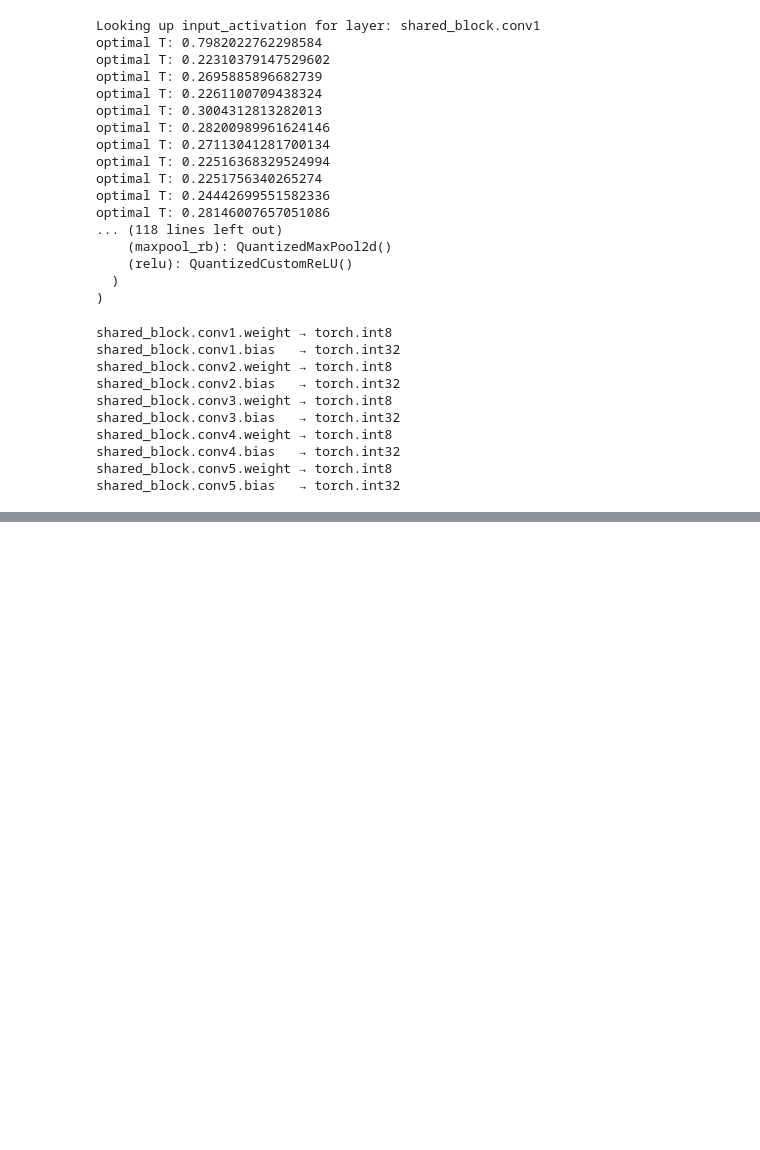
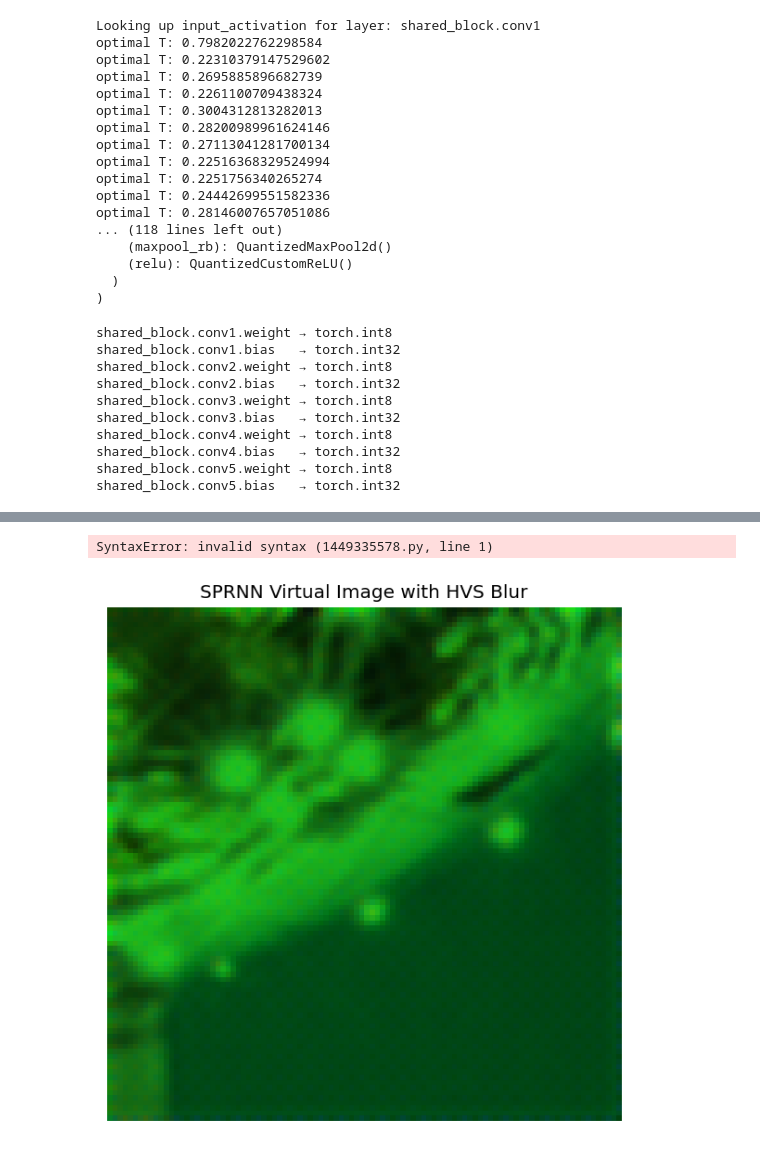
Before and after one commit to chae-sy/capstone_design, a Jupyter notebook: Verification/quantization.ipynb, the cells around one changed output, grey strips where cells are left out. Drawn from its saved outputs; the diff is of its cells as text; code cells hidden in the pictures; blank space fills up the shorter version.

```diff
--- a/Verification/quantization.ipynb
+++ b/Verification/quantization.ipynb
@@ -1522,0 +1618,76 @@ Average SSIM: 0.9364
+# %%
+p:
+# %% [output]
+SyntaxError: invalid syntax (1449335578.py, line 1)
+# %%
+import numpy as np
+import matplotlib.pyplot as plt
+from scipy.ndimage import gaussian_filter
+
+# 설정
+H, W = 100, 100  # virtual image resolution
+# Dr = np.random.rand(H // 2, W // 4)   # 50 x 25
+# Dg = np.random.rand(H // 2, W // 2)   # 50 x 50
+# Db = np.random.rand(H // 2, W // 4)   # 50 x 25
+Dr = Dr.squeeze().cpu().numpy()  # 가상의 R 채널 데이터
+Dg = Dg.squeeze().cpu().numpy()  # 가상의 G 채널 데이터
+Db = Db.squeeze().cpu().numpy()  # 가상의 B 채널 데이터
+
+# 빈 채널
+virtual_R = np.zeros((H, W))
+virtual_G = np.zeros((H, W))
+virtual_B = np.zeros((H, W))
+
+# Pixel Arrangement (SPRNN PenTile)
+Pr = np.zeros((H, W))
+Pb = np.zeros((H, W))
+for i in range(H):
+    for j in range(W):
+        if (i % 4 == 1 and j % 4 == 1) or (i % 4 == 3 and j % 4 == 3):
+            Pr[i, j] = 1
+        elif (i % 4 == 1 and j % 4 == 3) or (i % 4 == 3 and j % 4 == 1):
+            Pb[i, j] = 1
+Pg = 1 - Pr - Pb  # Green은 나머지 영역
+
+# Remap: 각 Dr, Dg, Db를 pixel mask 위치에 복원
+r_idx = np.where(Pr == 1)
+g_idx = np.where(Pg == 1)
+b_idx = np.where(Pb == 1)
+virtual_R[r_idx] = Dr[r_idx[0] // 2, r_idx[1] // 4]
+virtual_G[g_idx] = Dg[g_idx[0] // 2, g_idx[1] // 2]
+virtual_B[b_idx] = Db[b_idx[0] // 2, b_idx[1] // 4]
+
+# HVS: Gaussian blur (사람 눈의 시각 통합 근사)
+blur_sigma = 1.0  # 논문은 sigma=1~1.5 범위 사용
+
+virtual_R_blur = gaussian_filter(virtual_R, sigma=blur_sigma)
+virtual_G_blur = gaussian_filter(virtual_G, sigma=blur_sigma)
+virtual_B_blur = gaussian_filter(virtual_B, sigma=blur_sigma)
+
+
+# Normalize 전체 픽셀의 평균 밝기 기준
+mean_R = virtual_R_blur.mean()
+mean_G = virtual_G_blur.mean()
+mean_B = virtual_B_blur.mean()
+
+max_mean = max(mean_R, mean_G, mean_B)
+
+adjusted_R = virtual_R_blur * (max_mean / (mean_R + 1e-8))
+adjusted_G = virtual_G_blur * (max_mean / (mean_G + 1e-8))
+adjusted_B = virtual_B_blur * (max_mean / (mean_B + 1e-8))
+
+virtual_img = np.stack([adjusted_R, adjusted_G, adjusted_B], axis=-1)
+
+
+
+# Blur된 채널 합치기
+virtual_img = np.stack([virtual_R_blur, virtual_G_blur, virtual_B_blur], axis=-1)
+
+# 시각화
+plt.figure(figsize=(6, 6))
+plt.imshow(np.clip(virtual_img, 0, 1))
+plt.title("SPRNN Virtual Image with HVS Blur")
+plt.axis('off')
+plt.show()
+# %% [output]
+[figure, added]
```
Also changed, not shown: parts of 13 cells of this notebook, 28 other files.
